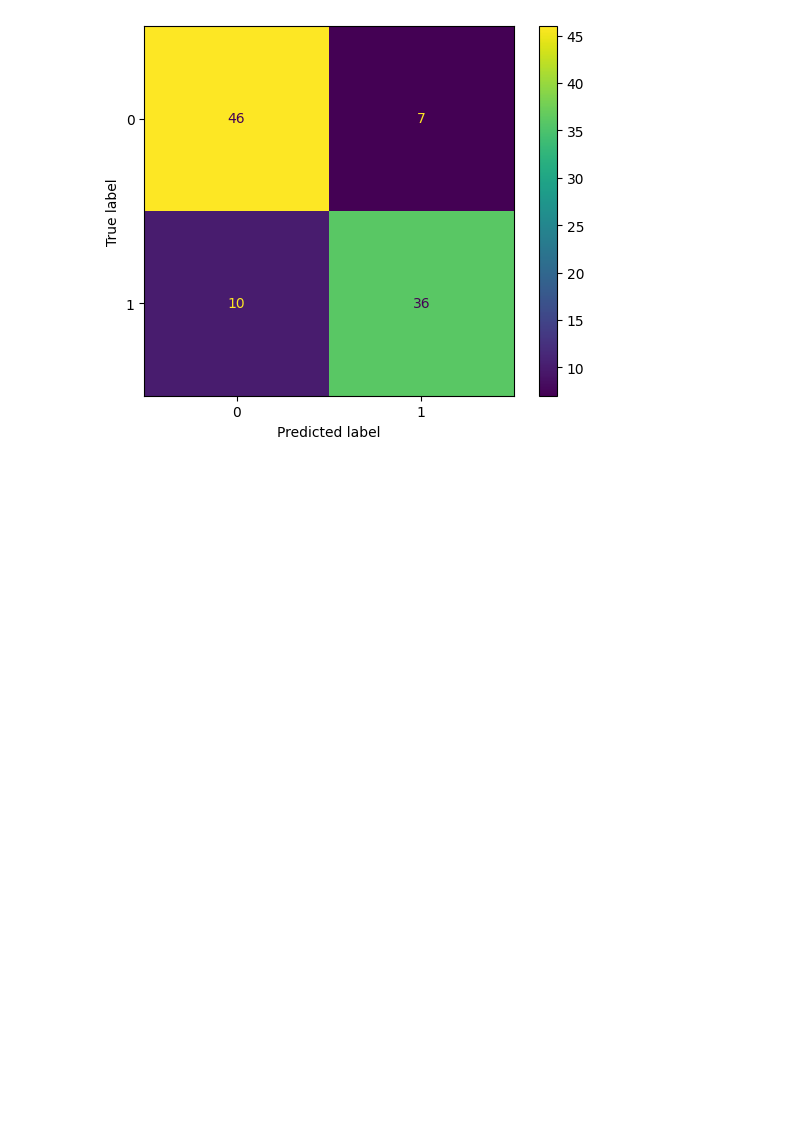
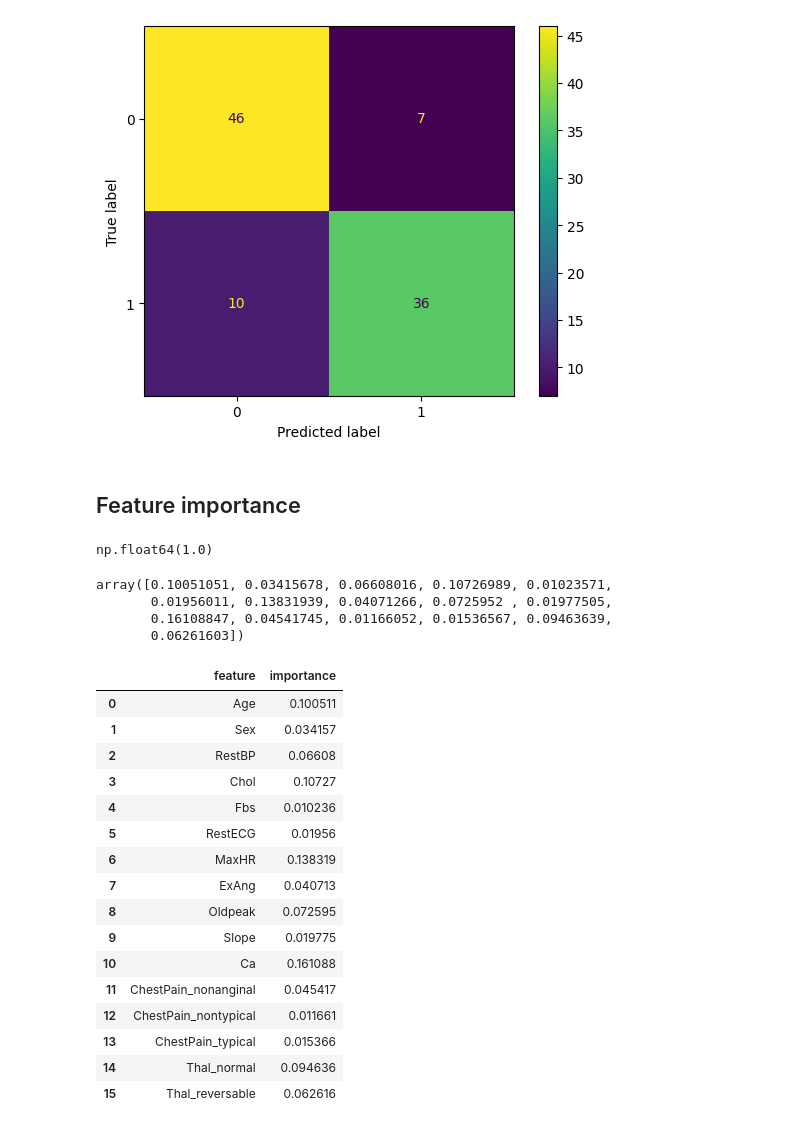
Before and after one commit to Aleex87/machine_learning_alessandro_abbate_mlops25, a Jupyter notebook: code_along/06_random_forest/random_forest.ipynb, the cells around one changed output. Cells and saved outputs as stored; diff of their text form; code cells hidden in the pictures; blank space fills up the shorter version.

```diff
--- a/code_along/06_random_forest/random_forest.ipynb
+++ b/code_along/06_random_forest/random_forest.ipynb
@@ -142,3 +142,39 @@ print(classification_report(y_test, y_pred))
    macro avg       0.83      0.83      0.83        99
 weighted avg       0.83      0.83      0.83        99
 [figure]
+# %% [markdown]
+## Feature importance
+# %%
+clf.feature_importances_.sum()
+# %% [output]
+np.float64(1.0)
+# %%
+clf.feature_importances_
+# %% [output]
+array([0.10051051, 0.03415678, 0.06608016, 0.10726989, 0.01023571,
+       0.01956011, 0.13831939, 0.04071266, 0.0725952 , 0.01977505,
+       0.16108847, 0.04541745, 0.01166052, 0.01536567, 0.09463639,
+       0.06261603])
+# %%
+feature_importance = pd.DataFrame([X.columns, clf.feature_importances_]).T
+feature_importance.columns = ["feature", "importance"]
+feature_importance.sort_values(by = "importance", ascending=False)
+feature_importance
+# %% [output]
+|  | feature | importance |
+| 0 | Age | 0.100511 |
+| 1 | Sex | 0.034157 |
+| 2 | RestBP | 0.06608 |
+| 3 | Chol | 0.10727 |
+| 4 | Fbs | 0.010236 |
+| 5 | RestECG | 0.01956 |
+| 6 | MaxHR | 0.138319 |
+| 7 | ExAng | 0.040713 |
+| 8 | Oldpeak | 0.072595 |
+| 9 | Slope | 0.019775 |
+| 10 | Ca | 0.161088 |
+| 11 | ChestPain_nonanginal | 0.045417 |
+| 12 | ChestPain_nontypical | 0.011661 |
+| 13 | ChestPain_typical | 0.015366 |
+| 14 | Thal_normal | 0.094636 |
+| 15 | Thal_reversable | 0.062616 |
```
Also changed, not shown: parts of 1 cell of this notebook.
